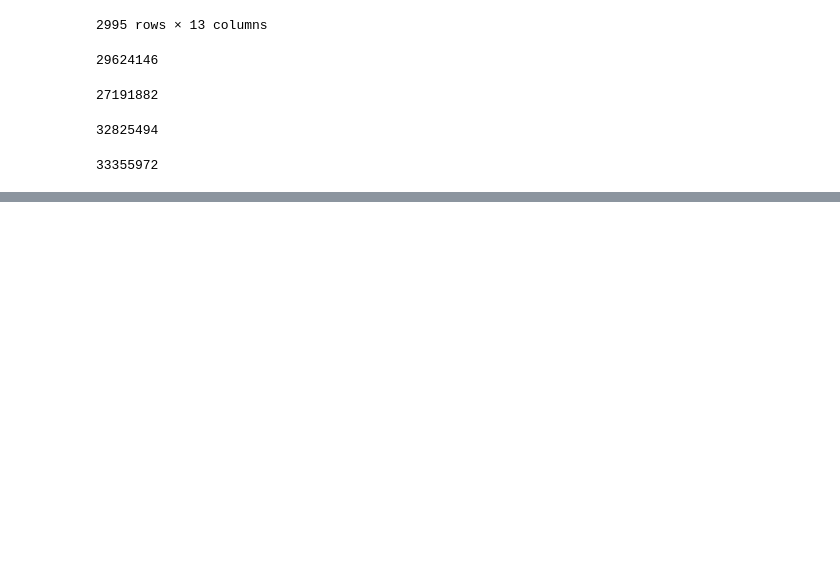
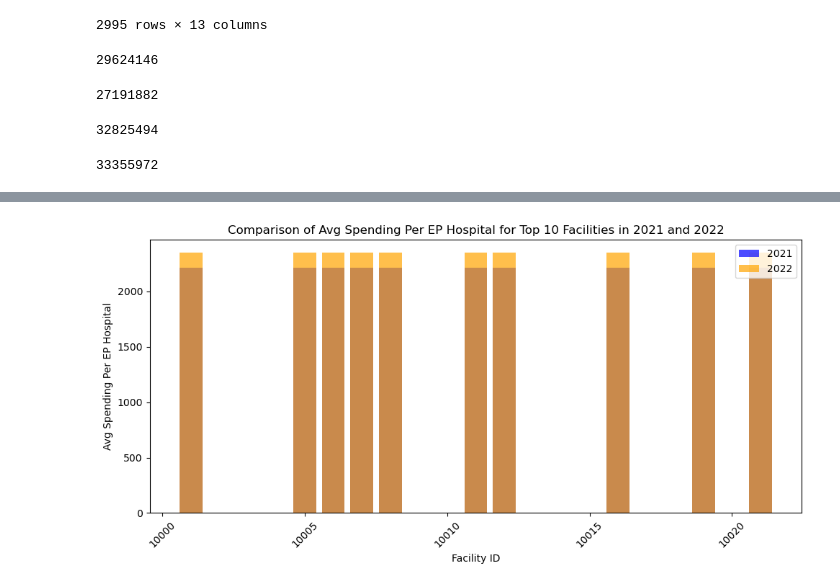
Before and after one commit to ZainabShafi/MEDICARE_EXPENDITURES_ANALYSIS, a Jupyter notebook: Project_1_DFs.ipynb, the cells around one changed output, grey strips where cells are left out. Cells and saved outputs as stored; diff of their text form; code cells hidden in the pictures; blank space fills up the shorter version.

```diff
--- a/Project_1_DFs.ipynb
+++ b/Project_1_DFs.ipynb
@@ -635,0 +656,23 @@ period_2022["Avg Spndg Per EP Hospital"].sum()
+# %%
+
+# Calculate average spending per EP hospital for each year
+avg_spending_2021 = medicare_2021.groupby('Facility ID')['Avg Spndg Per EP National'].mean()
+avg_spending_2022 = medicare_2022.groupby('Facility ID')['Avg Spndg Per EP National'].mean()
+
+# Get the top 10 facilities for each year
+top_10_2021 = avg_spending_2021.nlargest(10)
+top_10_2022 = avg_spending_2022.nlargest(10)
+
+# Plot bar graph comparing average spending per EP hospital for 2021 and 2022
+plt.figure(figsize=(10, 5))
+plt.bar(top_10_2021.index, top_10_2021.values, color='blue', alpha=0.7, label='2021')
+plt.bar(top_10_2022.index, top_10_2022.values, color='orange', alpha=0.7, label='2022')
+plt.xlabel('Facility ID')
+plt.ylabel('Avg Spending Per EP Hospital')
+plt.title('Comparison of Avg Spending Per EP Hospital for Top 10 Facilities in 2021 and 2022')
+plt.xticks(rotation=45)
+plt.legend()
+plt.tight_layout()
+plt.show()
+# %% [output]
+[figure, added]
```
Also changed, not shown: parts of 7 cells of this notebook.
